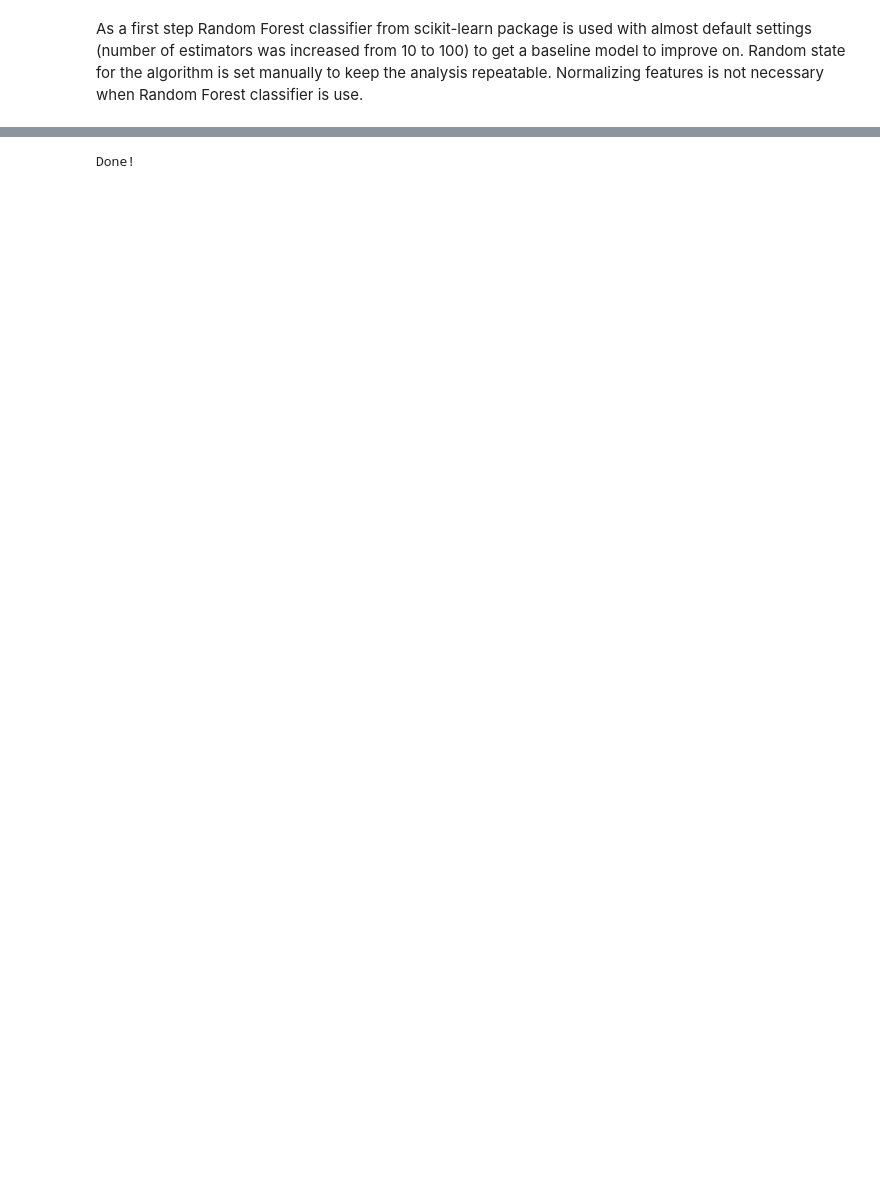
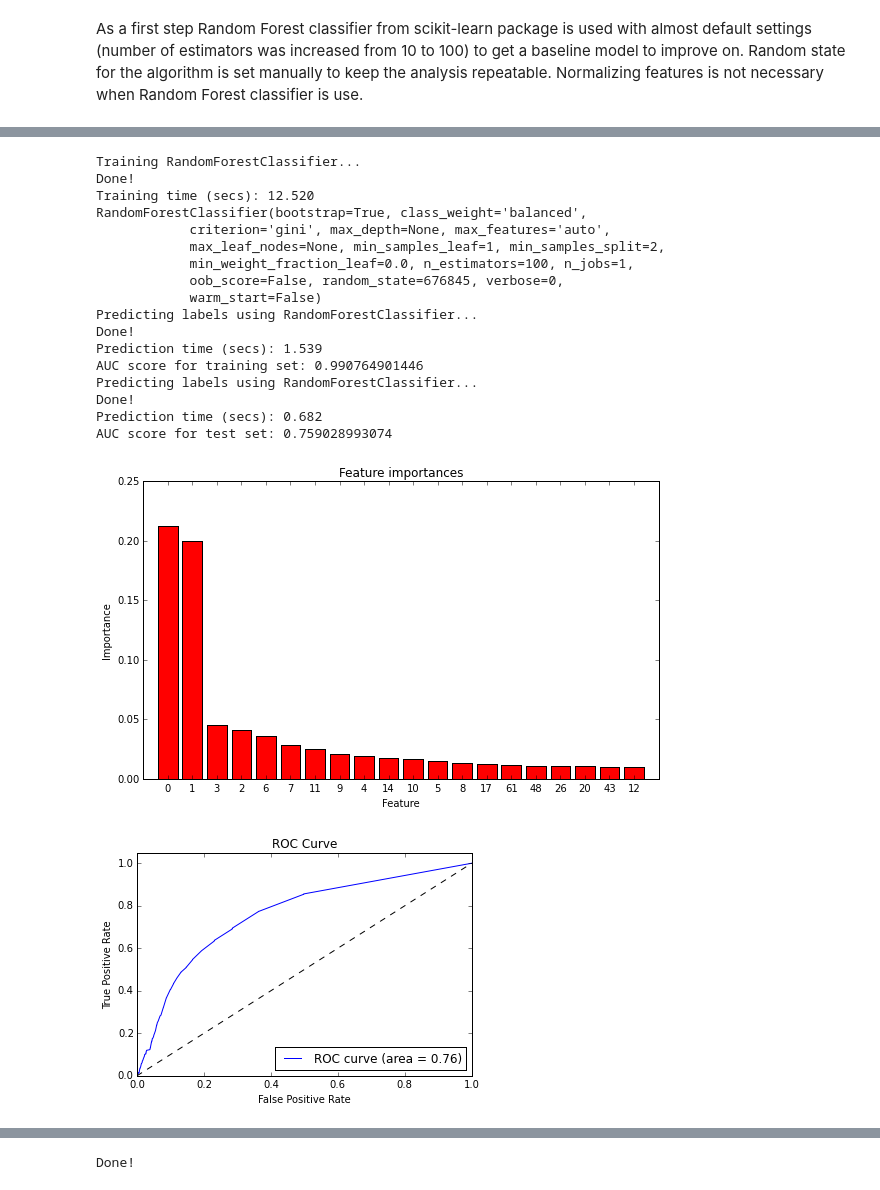
Before and after one commit to jsalminen/Santander, a Jupyter notebook: Santander MLEN.ipynb, the cells around one changed output, grey strips where cells are left out. Saved outputs shown, nothing was run; the diff lists cells and outputs as text; code cells hidden in the pictures; blank space fills up the shorter version.

```diff
--- a/Santander MLEN.ipynb
+++ b/Santander MLEN.ipynb
@@ -591,0 +398,45 @@ Finally, the optimal Random Forest classifier trained on full dataset is used fo
+# %%
+# Select features
+
+# Use only 150 most important features
+n_features = 150
+train_X_subset = train_X[indices[:n_features]]
+test_X_subset = test_X[indices[:n_features]]
+
+# Create random forest classifier
+clf = RandomForestClassifier(n_estimators=100, class_weight="balanced",
+                            random_state=random_state)
+
+# Train and display random forest
+train_classifier(clf, train_X_subset, train_y)
+print clf
+
+train_auc_roc_score = predict_labels(clf, train_X_subset, train_y)
+print "AUC score for training set: {}".format(train_auc_roc_score)
+
+test_auc_roc_score = predict_labels(clf, test_X_subset, test_y)
+print "AUC score for test set: {}".format(test_auc_roc_score)
+
+plot_importances(clf, n_features=20)
+
+plot_roc(clf, test_X_subset, test_y)
+# %% [output]
+Training RandomForestClassifier...
+Done!
+Training time (secs): 12.520
+RandomForestClassifier(bootstrap=True, class_weight='balanced',
+            criterion='gini', max_depth=None, max_features='auto',
+            max_leaf_nodes=None, min_samples_leaf=1, min_samples_split=2,
+            min_weight_fraction_leaf=0.0, n_estimators=100, n_jobs=1,
+            oob_score=False, random_state=676845, verbose=0,
+            warm_start=False)
+Predicting labels using RandomForestClassifier...
+Done!
+Prediction time (secs): 1.539
+AUC score for training set: 0.990764901446
+Predicting labels using RandomForestClassifier...
+Done!
+Prediction time (secs): 0.682
+AUC score for test set: 0.759028993074
+[figure, added]
+[figure, added]
```
Also changed, not shown: parts of 51 cells of this notebook.
